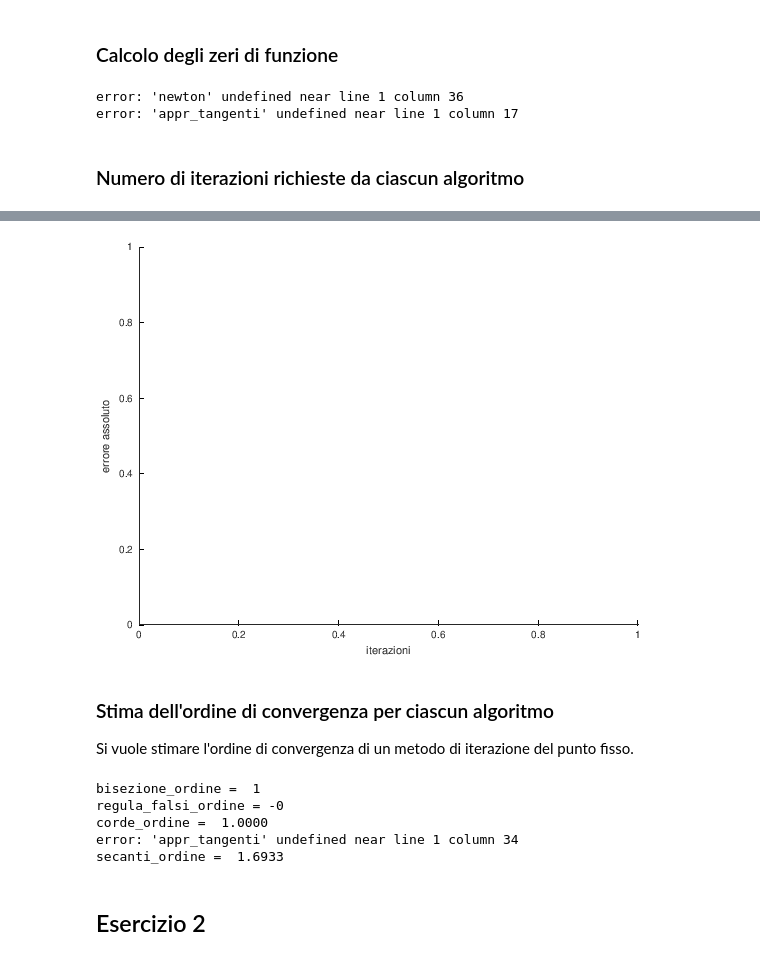
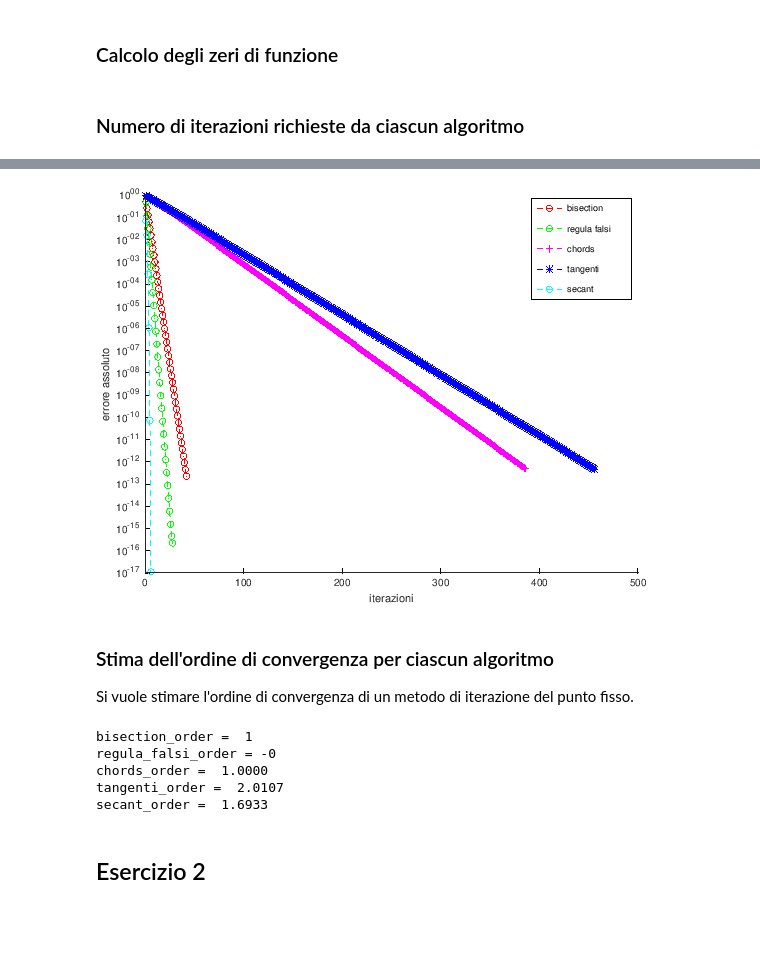
Before and after one commit to rbattistini/numerical-methods, a Jupyter notebook: part_4.ipynb, the cells around one changed output, grey strips where cells are left out. Drawn from its saved outputs; the diff is of its cells as text; code cells hidden in the pictures; blank space fills up the shorter version.

```diff
--- a/part_4.ipynb
+++ b/part_4.ipynb
@@ -327,38 +410,35 @@ Symbolic pkg v2.9.0: Python communication link active, SymPy v1.5.
 # %% [markdown]
 ### Calcolo degli zeri di funzione
 # %%
-[~, appr, nit] = bisezione(f1, a1, b1, tolx1);
+[~, appr, nit] = bisection(f1, a1, b1, tolx1);
 err_ass = abs(appr - alfa);
 
 [~, appr_falsi, nit_falsi] = regula_falsi(f1, a1, b1, tolx1, nmax);
 err_ass1b = abs(appr_falsi - alfa);
 
-[~, appr_corde, nit_corde] = corde(f1, df, x_0, tolx1, tolf, nmax);
-err_ass1c = abs(appr_corde - alfa);
+[~, appr_chords, nit_chords] = chords(f1, df, x_0, tolx1, tolf, nmax);
+err_ass1c = abs(appr_chords - alfa);
 
 [~, appr_tangenti, nit_tangenti] = newton(f1, df, x_0, tolx1, ...
                                                 tolf, nmax);
 err_ass1d = abs(appr_tangenti - alfa);
 
-[~, appr_secanti, nit_secanti] = secanti(f1, x_0, x_j, tolx1, ...
+[~, appr_secant, nit_secant] = secant(f1, x_0, x_j, tolx1, ...
                                                 tolf, nmax);
-err_ass1e = abs(appr_secanti - alfa);
+err_ass1e = abs(appr_secant - alfa);
-# %% [output]
-error: 'newton' undefined near line 1 column 36
-error: 'appr_tangenti' undefined near line 1 column 17
 # %% [markdown]
 ### Numero di iterazioni richieste da ciascun algoritmo
 # %%
 figure
 semilogy((1:nit), err_ass, 'ro--', ...
     (1:nit_falsi), err_ass1b, 'go--', ...
-    (1:nit_corde), err_ass1c, 'm+--', ...
+    (1:nit_chords), err_ass1c, 'm+--', ...
     (1:nit_tangenti), err_ass1d, 'b*--', ...
-    (1:nit_secanti), err_ass1e, 'co--');
+    (1:nit_secant), err_ass1e, 'co--');
 
 xlabel("iterazioni")
 ylabel("errore assoluto")
-legend("bisezione", "regula falsi", "corde", "tangenti", "secanti");
+legend("bisection", "regula falsi", "chords", "tangenti", "secant");
 box off
 warning ("off", "Octave:negative-data-log-axis");
 # %% [output]
@@ -369,4 +445,4 @@ warning: called from
-[figure, old version]
+[figure, new version]
 # %% [markdown]
 ### Stima dell'ordine di convergenza per ciascun algoritmo
 
@@ -387,17 +463,17 @@ ordine = p(nit - 3);
 
 end
 # %%
-[bisezione_ordine] = stima_ordine(appr, length(appr))
-[regula_falsi_ordine] = stima_ordine(appr_falsi, length(appr_falsi))
-[corde_ordine] = stima_ordine(appr_corde, length(appr_corde))
-[tangenti_ordine] = stima_ordine(appr_tangenti, length(appr_tangenti))
-[secanti_ordine] = stima_ordine(appr_secanti, length(appr_secanti))
+[bisection_order] = stima_order(appr, length(appr))
+[regula_falsi_order] = stima_order(appr_falsi, length(appr_falsi))
+[chords_order] = stima_order(appr_chords, length(appr_chords))
+[tangenti_order] = stima_order(appr_tangenti, length(appr_tangenti))
+[secant_order] = stima_order(appr_secant, length(appr_secant))
 # %% [output]
-bisezione_ordine =  1
-regula_falsi_ordine = -0
-corde_ordine =  1.0000
-error: 'appr_tangenti' undefined near line 1 column 34
-secanti_ordine =  1.6933
+bisection_order =  1
+regula_falsi_order = -0
+chords_order =  1.0000
+tangenti_order =  2.0107
+secant_order =  1.6933
 # %% [markdown]
 ## Esercizio 2
 # %%
```
Also changed, not shown: parts of 21 cells of this notebook, 13 other files.
